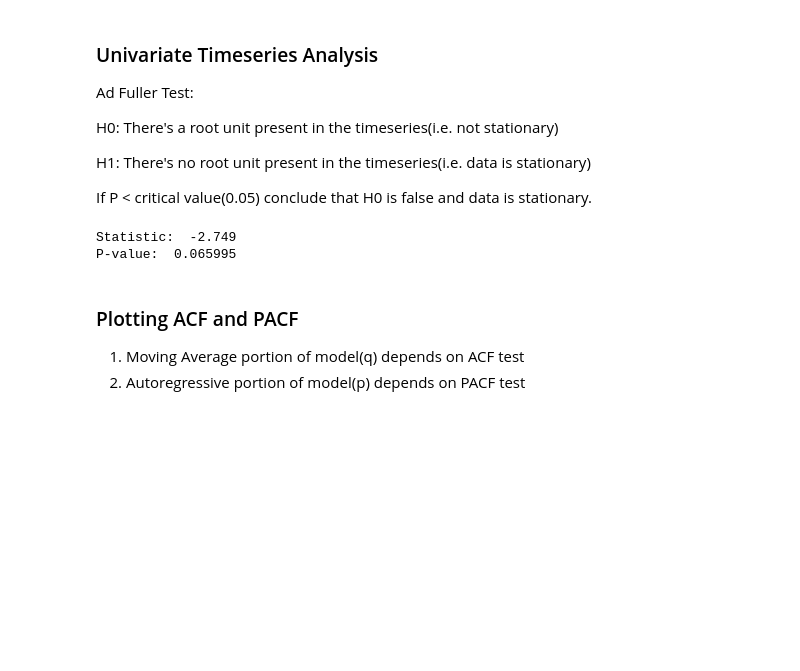
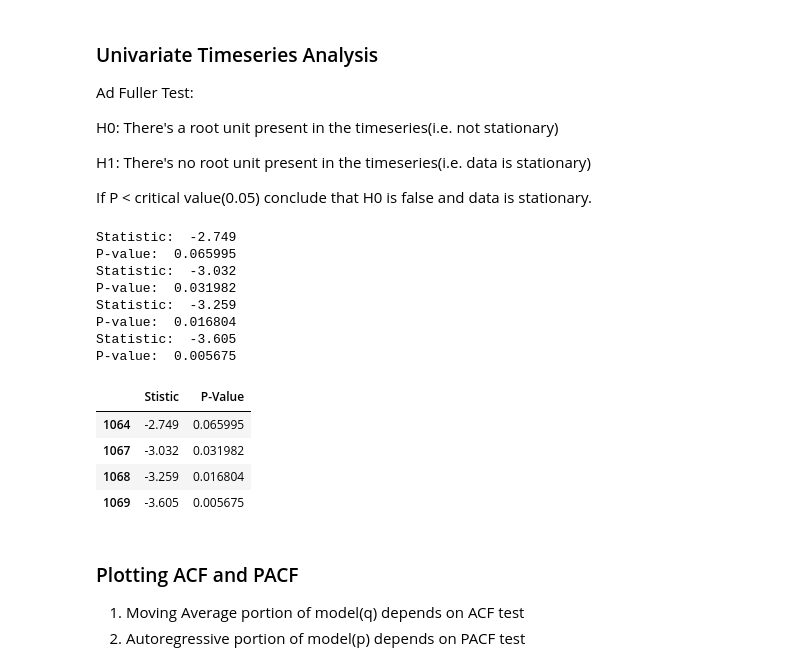
Before and after one commit to pinstripezebra/Air-Polution-Forecasting, a Jupyter notebook: aggregate_analysis.ipynb, the cells around one changed output. Saved outputs shown, nothing was run; the diff lists cells and outputs as text; code cells hidden in the pictures; blank space fills up the shorter version.

Commit message:
updating ad-fuller test

```diff
--- a/aggregate_analysis.ipynb
+++ b/aggregate_analysis.ipynb
@@ -143,17 +143,32 @@ H1: There's no root unit present in the timeseries(i.e. data is stationary)
 
 If P < critical value(0.05) conclude that H0 is false and data is stationary.
 # %%
-target_location = combined_df['location'].drop_duplicates()[0]
-univariate_df = combined_df[combined_df['location'] == target_location]
+combined_df
+results = {}
+for city in combined_df.location.drop_duplicates():
+    univariate_df = combined_df[combined_df['location'] == city]
 
-# Checking if data is stationary
-adf_results = adfuller(univariate_df['Value'])
+    # Checking if data is stationary
+    adf_results = adfuller(univariate_df['Value'])
 
-print("Statistic: ", round(adf_results[0],3))
-print("P-value: ", round(adf_results[1],6))
+    # Adding test-statistic + P-Value to dict
+    results[city] = [round(adf_results[0],3), round(adf_results[1],6)]
+results_df = pd.DataFrame.from_dict(results, orient='index', columns=['Stistic', 'P-Value'])
+results_df.head(10)
 # %% [output]
 Statistic:  -2.749
 P-value:  0.065995
+Statistic:  -3.032
+P-value:  0.031982
+Statistic:  -3.259
+P-value:  0.016804
+Statistic:  -3.605
+P-value:  0.005675
+|  | Stistic | P-Value |
+| 1064 | -2.749 | 0.065995 |
+| 1067 | -3.032 | 0.031982 |
+| 1068 | -3.259 | 0.016804 |
+| 1069 | -3.605 | 0.005675 |
 # %% [markdown]
 ### Plotting ACF and PACF
 1. Moving Average portion of model(q) depends on ACF test
```
Also changed, not shown: parts of 1 cell of this notebook, 1 other file.
